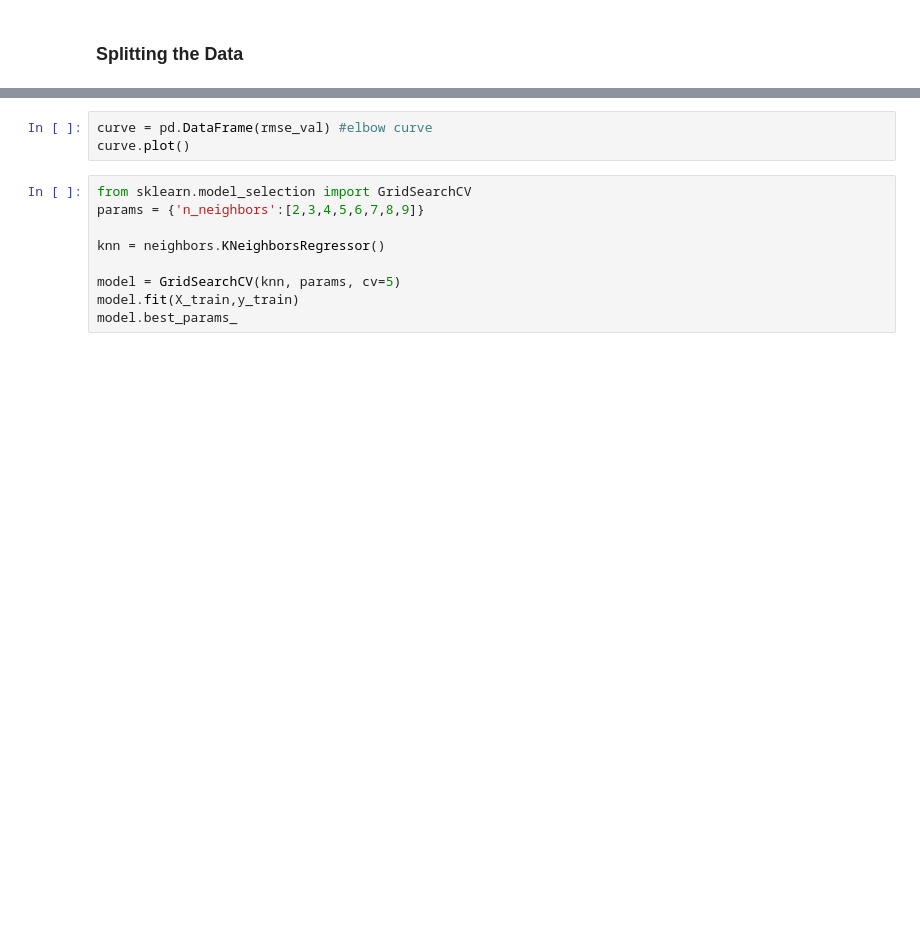
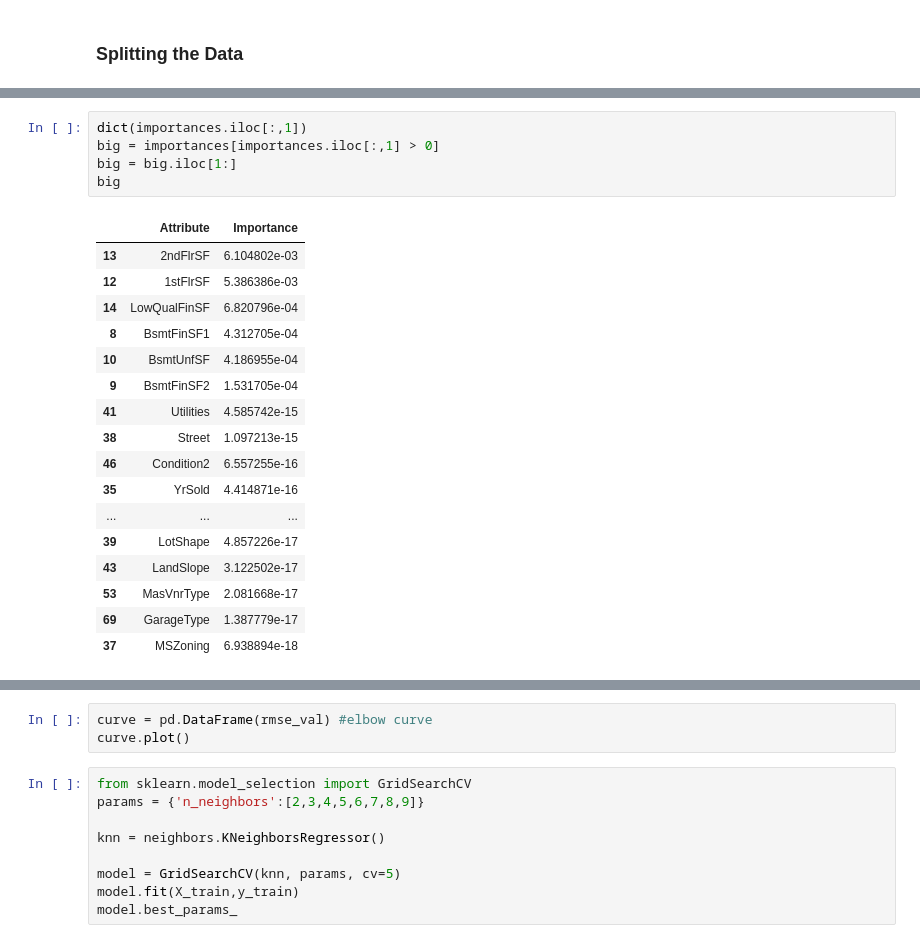
Before and after one commit to OdyAsh/ml-problems, a Jupyter notebook: Assignment 1/All Group Members/Regression.ipynb, the cells around one changed output, grey strips where cells are left out. Cells and saved outputs as stored; diff of their text form; blank space fills up the shorter version.

```diff
--- a/Assignment 1/All Group Members/Regression.ipynb
+++ b/Assignment 1/All Group Members/Regression.ipynb
@@ -656,0 +700,23 @@ ValueError: Unknown label type: 'continuous'
+# %%
+dict(importances.iloc[:,1])
+big = importances[importances.iloc[:,1] > 0]
+big = big.iloc[1:]
+big
+# %% [output]
+|  | Attribute | Importance |
+| 13 | 2ndFlrSF | 6.104802e-03 |
+| 12 | 1stFlrSF | 5.386386e-03 |
+| 14 | LowQualFinSF | 6.820796e-04 |
+| 8 | BsmtFinSF1 | 4.312705e-04 |
+| 10 | BsmtUnfSF | 4.186955e-04 |
+| 9 | BsmtFinSF2 | 1.531705e-04 |
+| 41 | Utilities | 4.585742e-15 |
+| 38 | Street | 1.097213e-15 |
+| 46 | Condition2 | 6.557255e-16 |
+| 35 | YrSold | 4.414871e-16 |
+| ... | ... | ... |
+| 39 | LotShape | 4.857226e-17 |
+| 43 | LandSlope | 3.122502e-17 |
+| 53 | MasVnrType | 2.081668e-17 |
+| 69 | GarageType | 1.387779e-17 |
+| 37 | MSZoning | 6.938894e-18 |
```
Also changed, not shown: parts of 17 cells of this notebook.
